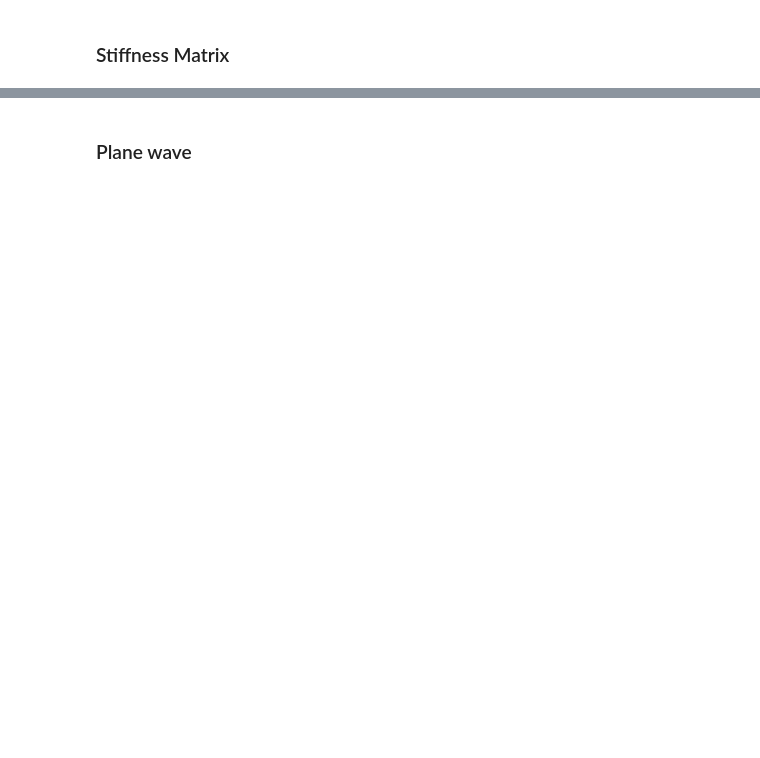
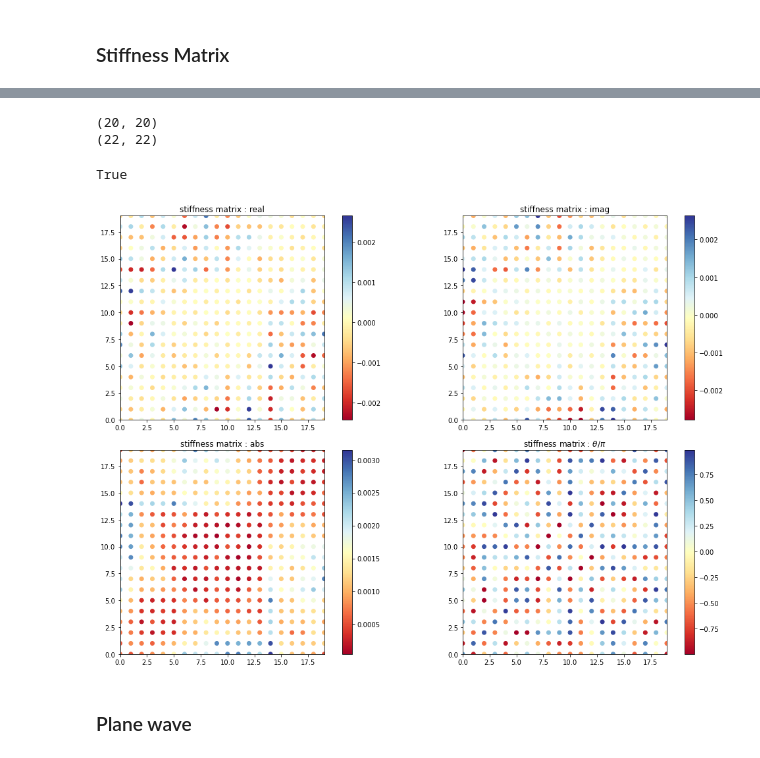
Before and after one commit to EliaStocco/Bspline, a Jupyter notebook: python/BEM-triangle.ipynb, the cells around one changed output, grey strips where cells are left out. Drawn from its saved outputs; the diff is of its cells as text; code cells hidden in the pictures; blank space fills up the shorter version.

```diff
--- a/python/BEM-triangle.ipynb
+++ b/python/BEM-triangle.ipynb
@@ -221,3 +261,42 @@ plt.show()
+# %%
+print(persm.shape)
+print(out.shape)
+
+persmnp = np.asarray(persm)
+outnp = np.asarray(out)
+# %% [output]
+(20, 20)
+(22, 22)
+# %%
+# copio la colonna 20 nella colonna 0
+n = outnp.shape[0]
+for i in range(n):
+    outnp[i,0] += outnp[i,20]
+
+    # copio la colonna 21 nella colonna 1
+    outnp[i,1] += outnp[i,21]
+
+    # copio la riga 20 nella riga 0
+    outnp[0,i] += outnp[20,i]
+
+    # copio la riga 21 nella riga 1
+    outnp[1,i] += outnp[21,i]
+# %%
+outnp = np.delete(outnp,21,axis=0)
+outnp = np.delete(outnp,21,axis=1)
+
+outnp = np.delete(outnp,20,axis=0)
+outnp = np.delete(outnp,20,axis=1)
+# %%
+np.any(outnp == persmnp)
+# %% [output]
+True
+# %%
+prova = pd.DataFrame(data=outnp,index=persm.index,columns=persm.columns)
+# %%
+plot_matrix(prova)
+# %% [output]
+[figure, added]
 # %% [markdown]
 ### Plane wave
 # %%
```
Also changed, not shown: parts of 30 cells of this notebook, 6 other files.
